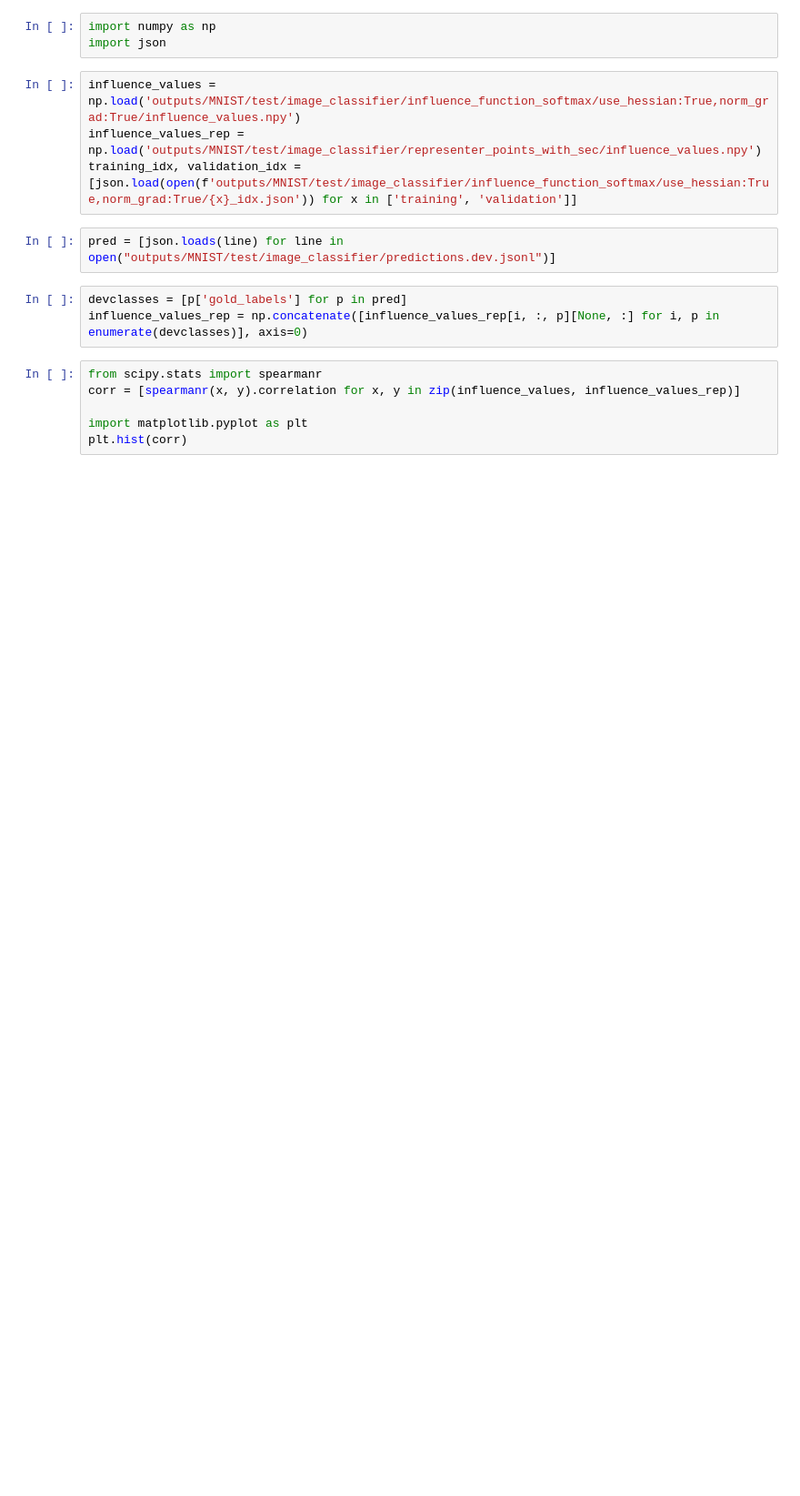
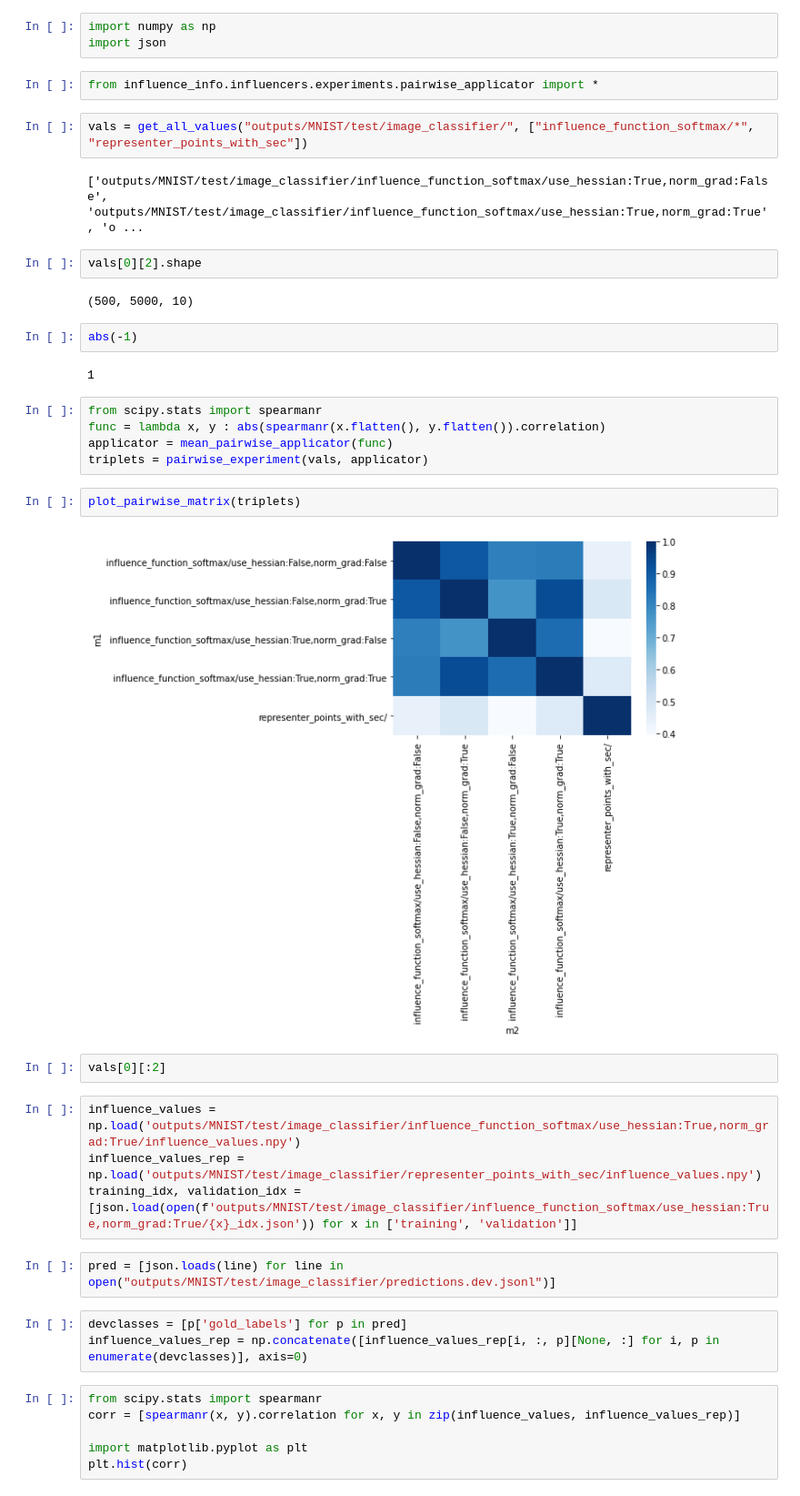
Before and after one commit to successar/instance_attributions_NLP, a Jupyter notebook: check_influence_mnist.ipynb, the cells around one changed output. Shown at 91% size. Saved outputs shown, nothing was run; the diff lists cells and outputs as text; blank space fills up the shorter version.

```diff
--- a/check_influence_mnist.ipynb
+++ b/check_influence_mnist.ipynb
@@ -1,6 +1,31 @@
 # %%
 import numpy as np
 import json
+# %%
+from influence_info.influencers.experiments.pairwise_applicator import *
+# %%
+vals = get_all_values("outputs/MNIST/test/image_classifier/", ["influence_function_softmax/*", "representer_points_with_sec"])
+# %% [output]
+['outputs/MNIST/test/image_classifier/influence_function_softmax/use_hessian:True,norm_grad:False', 'outputs/MNIST/test/image_classifier/influence_function_softmax/use_hessian:True,norm_grad:True', 'o ...
+# %%
+vals[0][2].shape
+# %% [output]
+(500, 5000, 10)
+# %%
+abs(-1)
+# %% [output]
+1
+# %%
+from scipy.stats import spearmanr
+func = lambda x, y : abs(spearmanr(x.flatten(), y.flatten()).correlation)
+applicator = mean_pairwise_applicator(func)
+triplets = pairwise_experiment(vals, applicator)
+# %%
+plot_pairwise_matrix(triplets)
+# %% [output]
+[figure, added]
+# %%
+vals[0][:2]
 # %%
 influence_values = np.load('outputs/MNIST/test/image_classifier/influence_function_softmax/use_hessian:True,norm_grad:True/influence_values.npy')
 influence_values_rep = np.load('outputs/MNIST/test/image_classifier/representer_points_with_sec/influence_values.npy')
```
Also changed, not shown: parts of 4 cells of this notebook, 11 other files.
